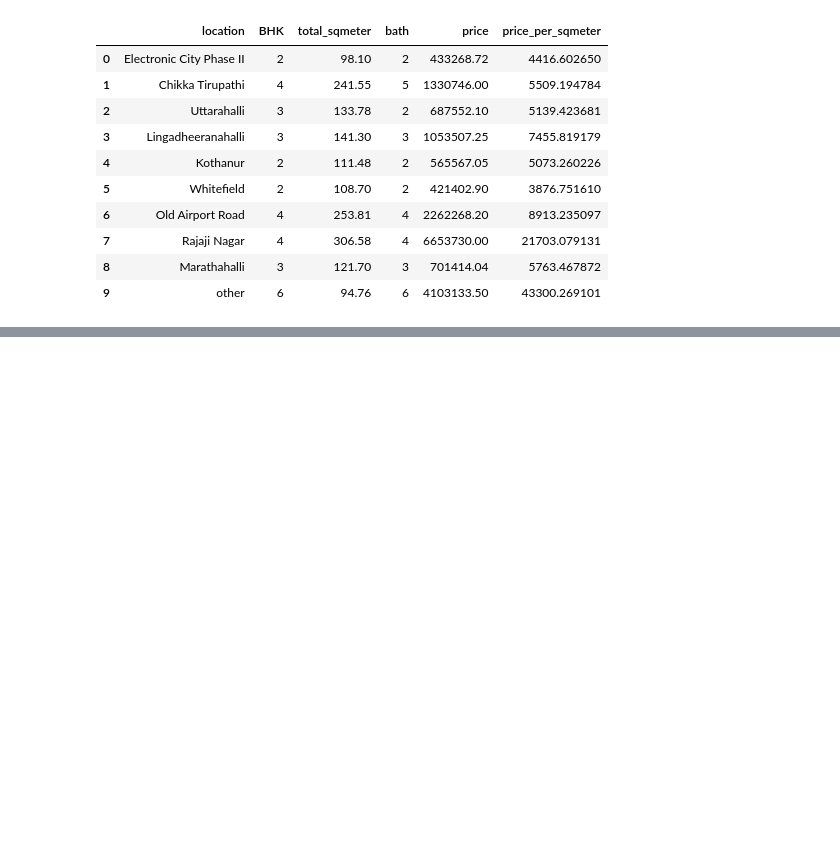
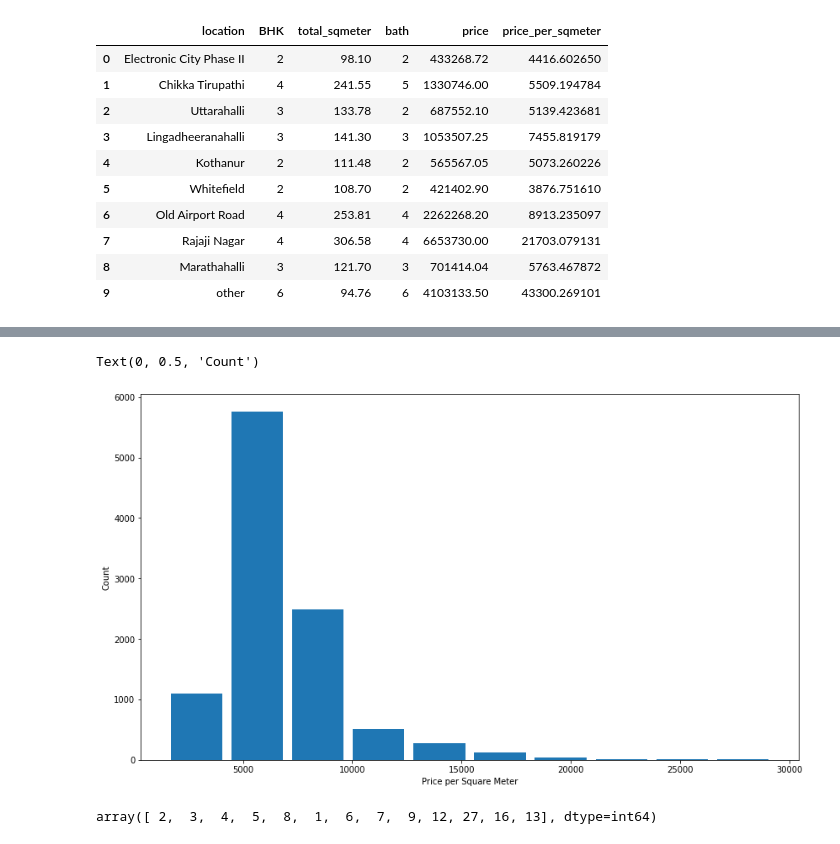
Before and after one commit to sakuragi97/Real-Estate-Market-Prediction-Project, a Jupyter notebook: model/REPP_Preprocessing_1.ipynb, the cells around one changed output, grey strips where cells are left out. Cells and saved outputs as stored; diff of their text form; code cells hidden in the pictures; blank space fills up the shorter version.

```diff
--- a/model/REPP_Preprocessing_1.ipynb
+++ b/model/REPP_Preprocessing_1.ipynb
@@ -246,0 +318,12 @@ df2.head(10)
+# %%
+plt.figure(figsize=(14,8))
+plt.hist(df4.price_per_sqmeter, rwidth=0.85)
+plt.xlabel('Price per Square Meter')
+plt.ylabel('Count')
+# %% [output]
+Text(0, 0.5, 'Count')
+[figure, added]
+# %%
+df4.bath.unique()
+# %% [output]
+array([ 2,  3,  4,  5,  8,  1,  6,  7,  9, 12, 27, 16, 13], dtype=int64)
```
Also changed, not shown: parts of 17 cells of this notebook, 1 other file.
